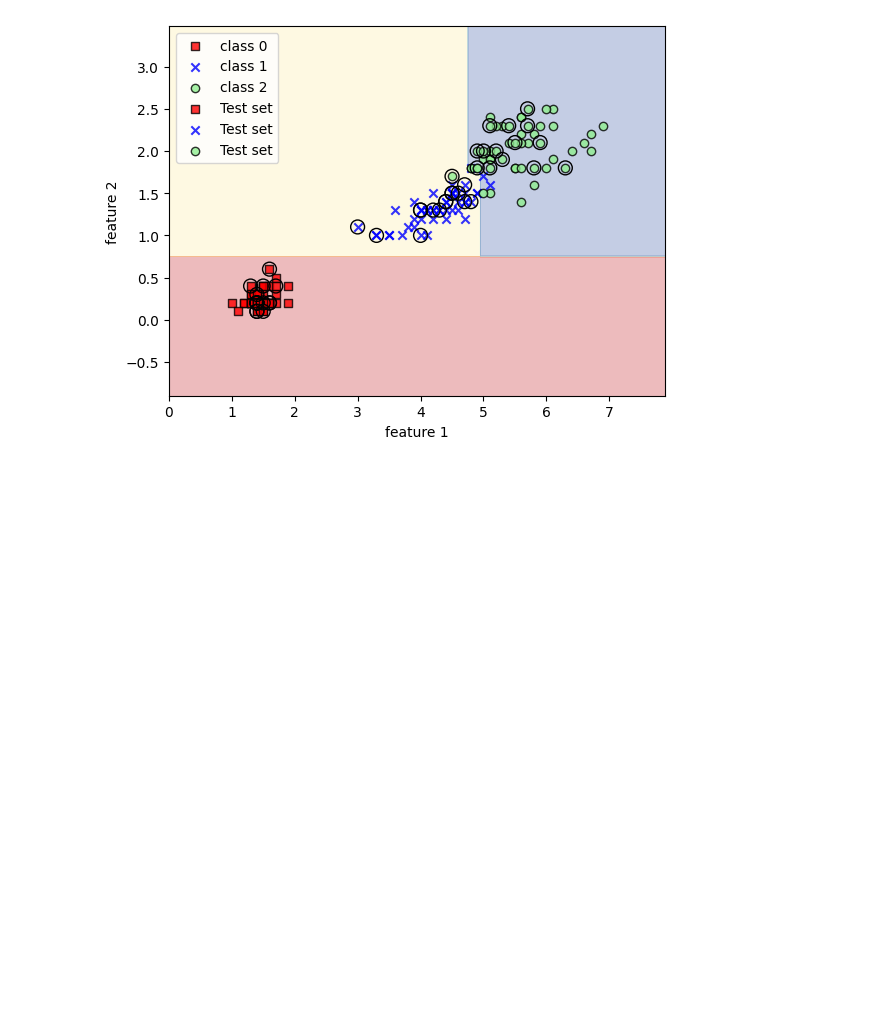
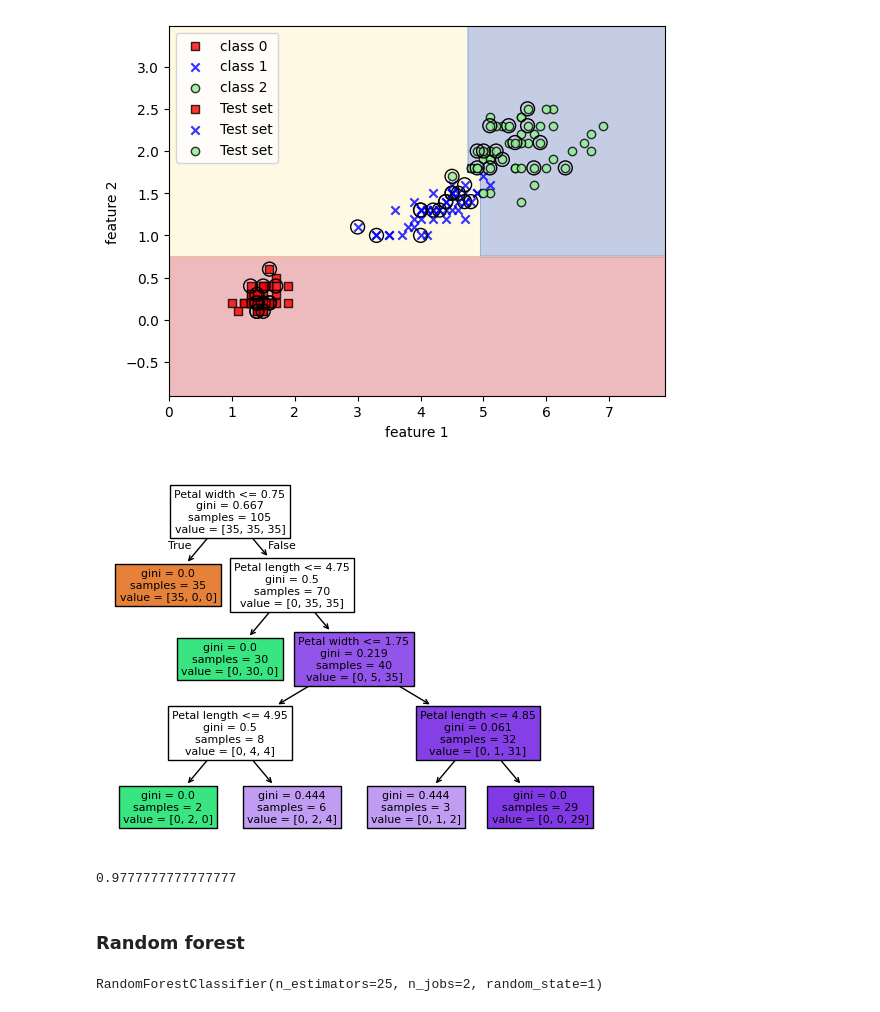
Before and after one commit to Dombearx/MachineLearningWithPytorch, a Jupyter notebook: chapter_3/decision_trees.ipynb, the cells around one changed output. Saved outputs shown, nothing was run; the diff lists cells and outputs as text; code cells hidden in the pictures; blank space fills up the shorter version.

```diff
--- a/chapter_3/decision_trees.ipynb
+++ b/chapter_3/decision_trees.ipynb
@@ -75,4 +75,21 @@ plot_data_universtal(X_train, y_train, X_test=X_test, y_test=y_test)
 # %% [output]
 [figure]
 # %%
-# page 125
+from sklearn import tree
+feature_names = ["Petal length", "Petal width"]
+tree.plot_tree(tree_model, feature_names=feature_names, filled=True)
+plt.show()
+# %% [output]
+[figure, added]
+# %%
+tree_model.score(X_test, y_test)
+# %% [output]
+0.9777777777777777
+# %% [markdown]
+### Random forest
+# %%
+from sklearn.ensemble import RandomForestClassifier
+forest_model = RandomForestClassifier(n_estimators=25, random_state=1, n_jobs=2)
+forest_model.fit(X_train, y_train)
+# %% [output]
+RandomForestClassifier(n_estimators=25, n_jobs=2, random_state=1)
```
Also changed, not shown: parts of 6 cells of this notebook, 1 other file.
